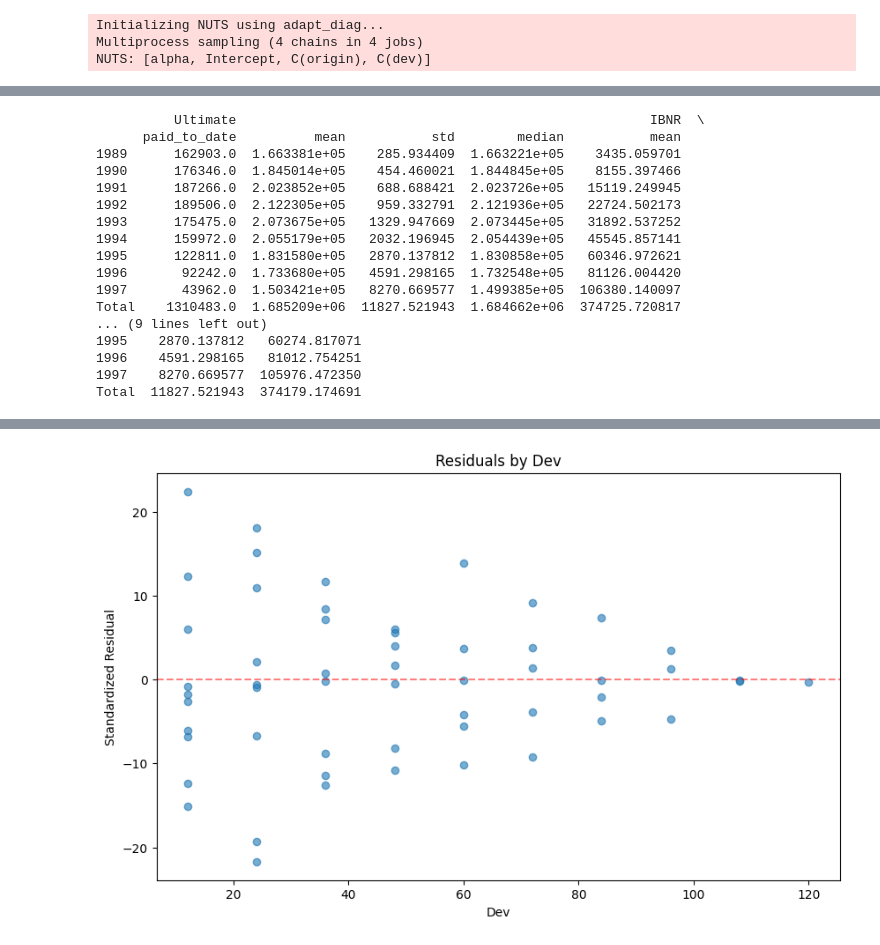
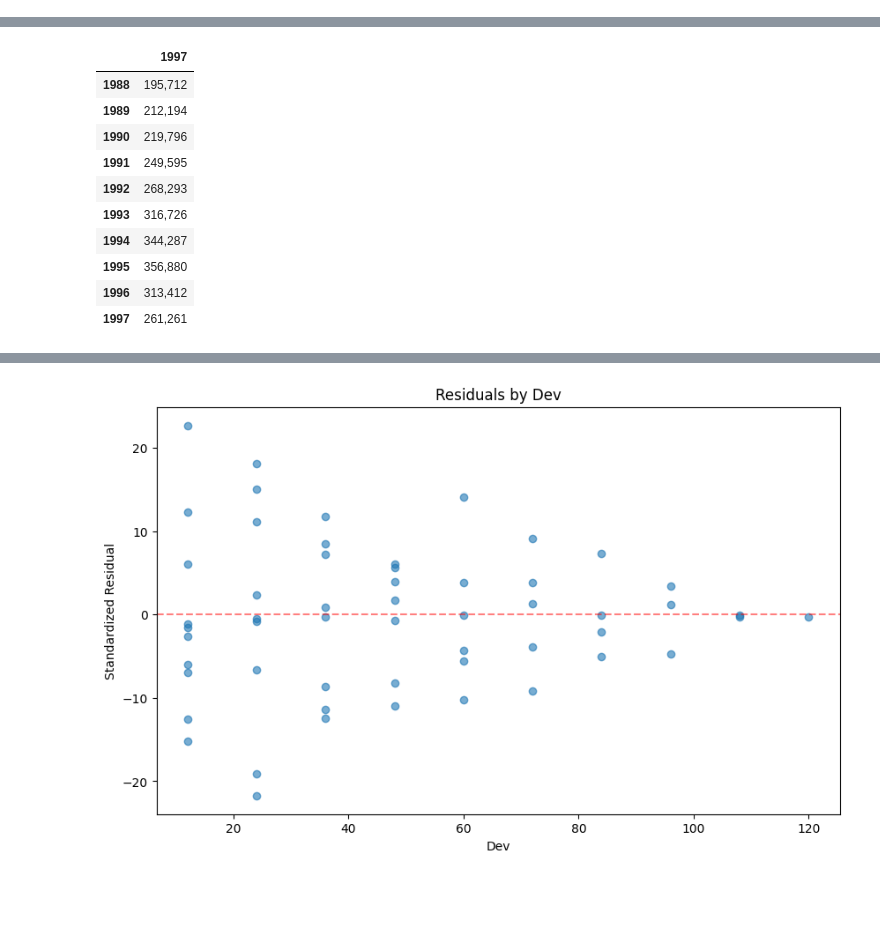
Before and after one commit to problemofpoints/bayesianchainladder, a Jupyter notebook: references/test-notebook.ipynb, the cells around one changed output, grey strips where cells are left out. Drawn from its saved outputs; the diff is of its cells as text; code cells hidden in the pictures; blank space fills up the shorter version.

```diff
--- a/references/test-notebook.ipynb
+++ b/references/test-notebook.ipynb
@@ -6,22 +6,8 @@ import arviz as az
 # Load a sample triangle
 clrd = cl.load_sample("clrd")
 triangle = clrd.loc[("New Jersey Manufacturers Grp", "wkcomp"), "CumPaidLoss"]
+premium_triangle = clrd.loc[("New Jersey Manufacturers Grp", "wkcomp"), "EarnedPremNet"].latest_diagonal
 
-# Fit the Bayesian chain ladder model
-model = BayesianChainLadderGLM(
-    formula="incremental ~ 1 + C(origin) + C(dev)",
-    family="negativebinomial",
-    draws=2000,
-    tune=1000,
-)
-model.fit(triangle)
-
-# Get reserve summary
-print(model.summary())
-
-# Access posterior samples
-reserve_samples = model.sample_reserves(n_samples=1000)
+triangle
+premium_triangle
 # %% [output]
-Initializing NUTS using adapt_diag...
-Multiprocess sampling (4 chains in 4 jobs)
-NUTS: [alpha, Intercept, C(origin), C(dev)]
@@ -31,17 +14,11 @@ Sampling 4 chains for 1_000 tune and 2_000 draw iterations (4_000 + 8_000 draws
-          Ultimate                                                     IBNR  \
-      paid_to_date          mean           std        median           mean
-1989      162903.0  1.663381e+05    285.934409  1.663221e+05    3435.059701
-1990      176346.0  1.845014e+05    454.460021  1.844845e+05    8155.397466
-1991      187266.0  2.023852e+05    688.688421  2.023726e+05   15119.249945
-1992      189506.0  2.122305e+05    959.332791  2.121936e+05   22724.502173
-1993      175475.0  2.073675e+05   1329.947669  2.073445e+05   31892.537252
-1994      159972.0  2.055179e+05   2032.196945  2.054439e+05   45545.857141
-1995      122811.0  1.831580e+05   2870.137812  1.830858e+05   60346.972621
-1996       92242.0  1.733680e+05   4591.298165  1.732548e+05   81126.004420
-1997       43962.0  1.503421e+05   8270.669577  1.499385e+05  106380.140097
-Total    1310483.0  1.685209e+06  11827.521943  1.684662e+06  374725.720817
-... (9 lines left out)
-1995    2870.137812   60274.817071
-1996    4591.298165   81012.754251
-1997    8270.669577  105976.472350
-Total  11827.521943  374179.174691
+|  | 1997 |
+| 1988 | 195,712 |
+| 1989 | 212,194 |
+| 1990 | 219,796 |
+| 1991 | 249,595 |
+| 1992 | 268,293 |
+| 1993 | 316,726 |
+| 1994 | 344,287 |
+| 1995 | 356,880 |
+| 1996 | 313,412 |
+| 1997 | 261,261 |
```
Also changed, not shown: parts of 14 cells of this notebook.
